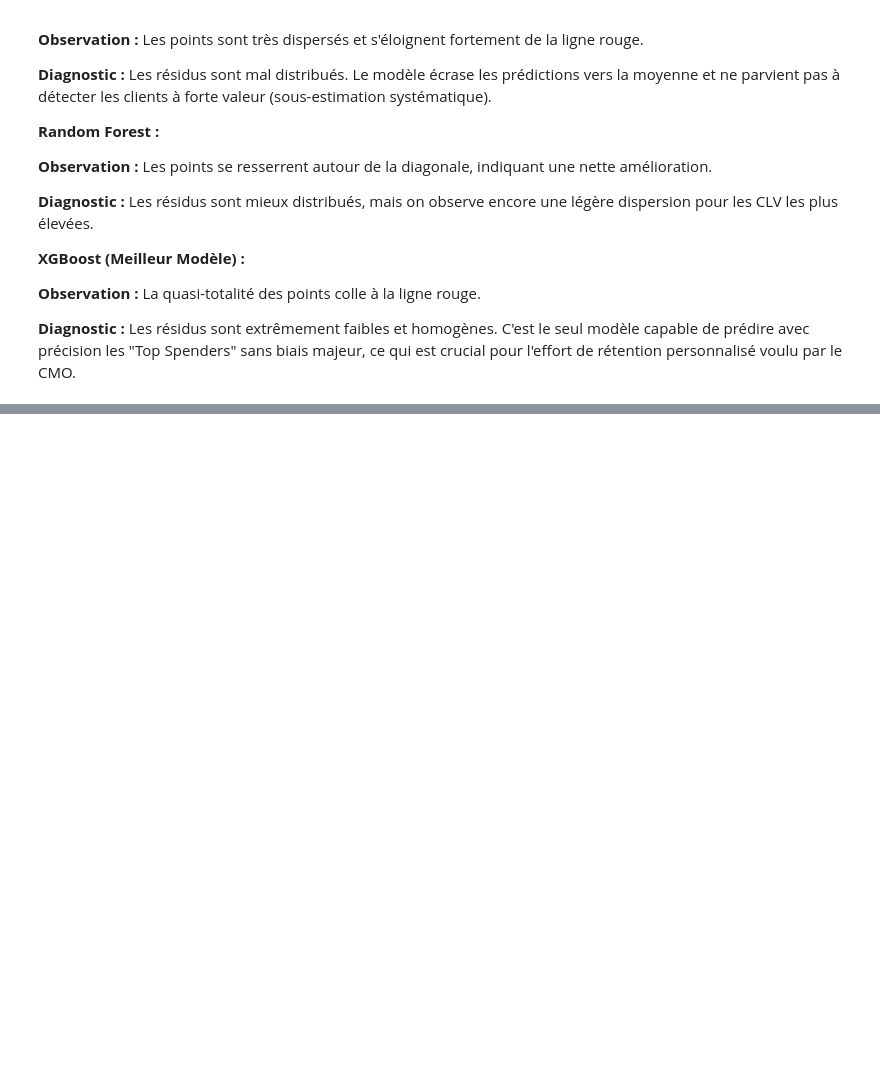
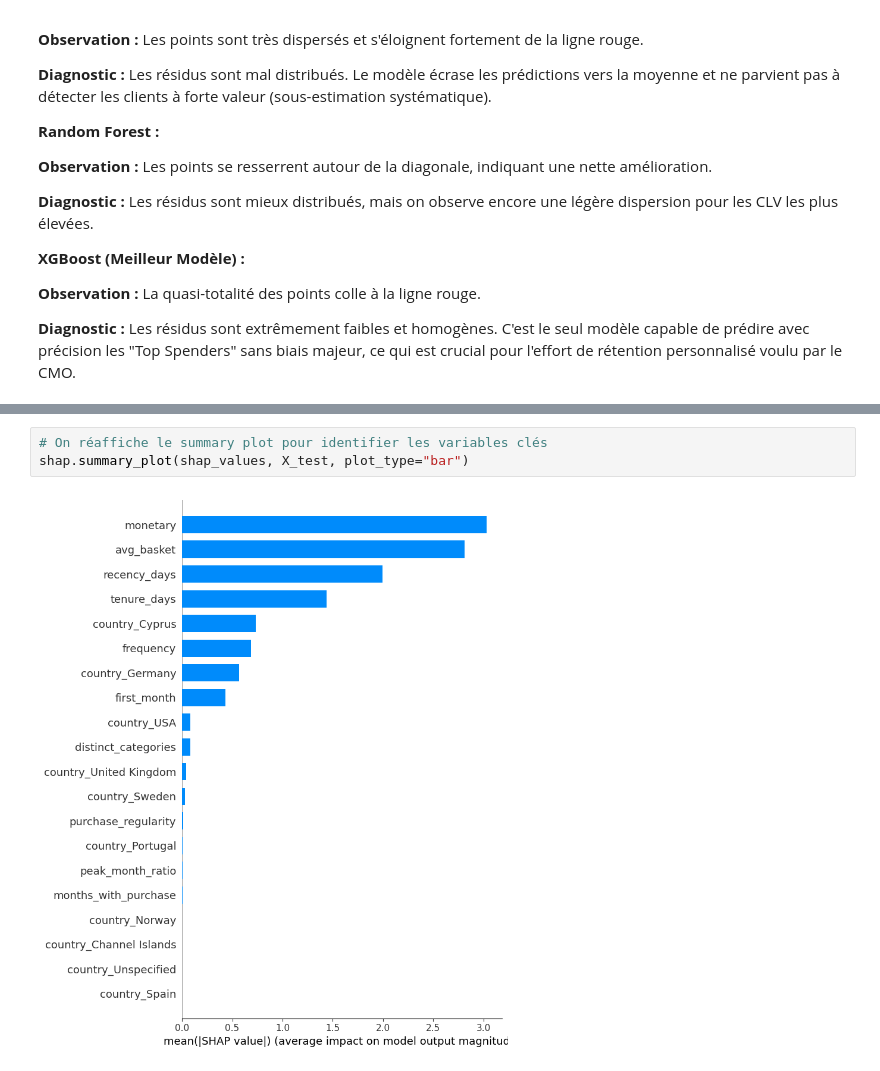
Before and after one commit to fds-imane/Data_Marketing, a Jupyter notebook: data_marketing_part3.ipynb, the cells around one changed output, grey strips where cells are left out. Cells and saved outputs as stored; diff of their text form; blank space fills up the shorter version.

```diff
--- a/data_marketing_part3.ipynb
+++ b/data_marketing_part3.ipynb
@@ -412,0 +512,5 @@ plt.show()
+# %%
+# On réaffiche le summary plot pour identifier les variables clés
+shap.summary_plot(shap_values, X_test, plot_type="bar")
+# %% [output]
+[figure, added]
```
Also changed, not shown: parts of 12 cells of this notebook.
